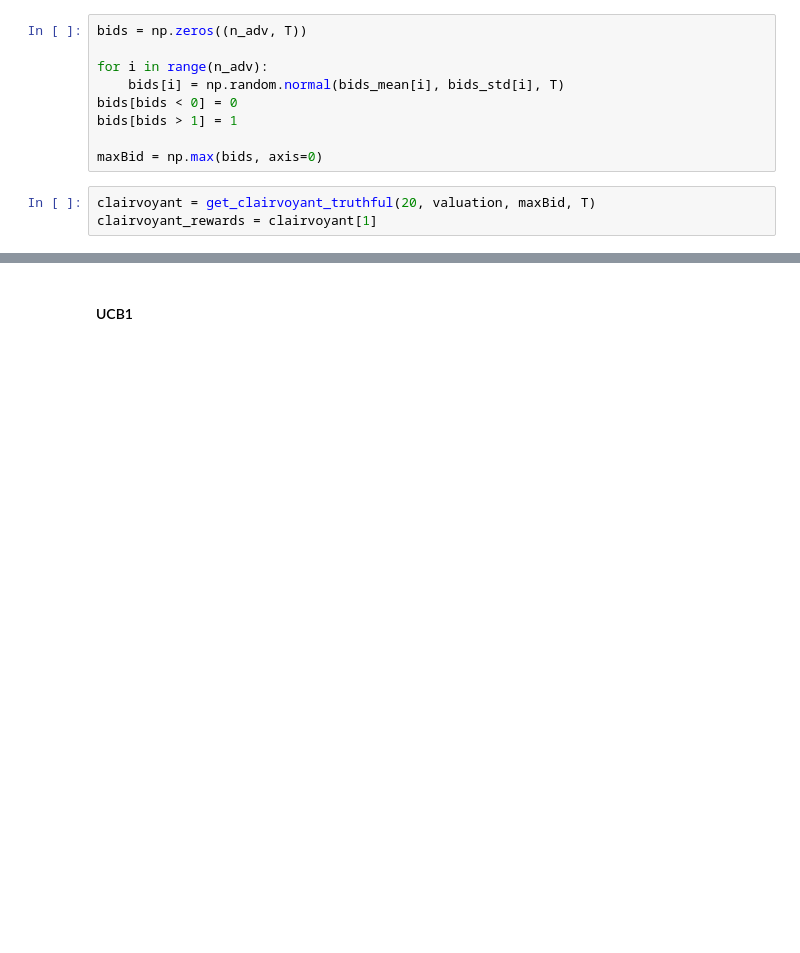
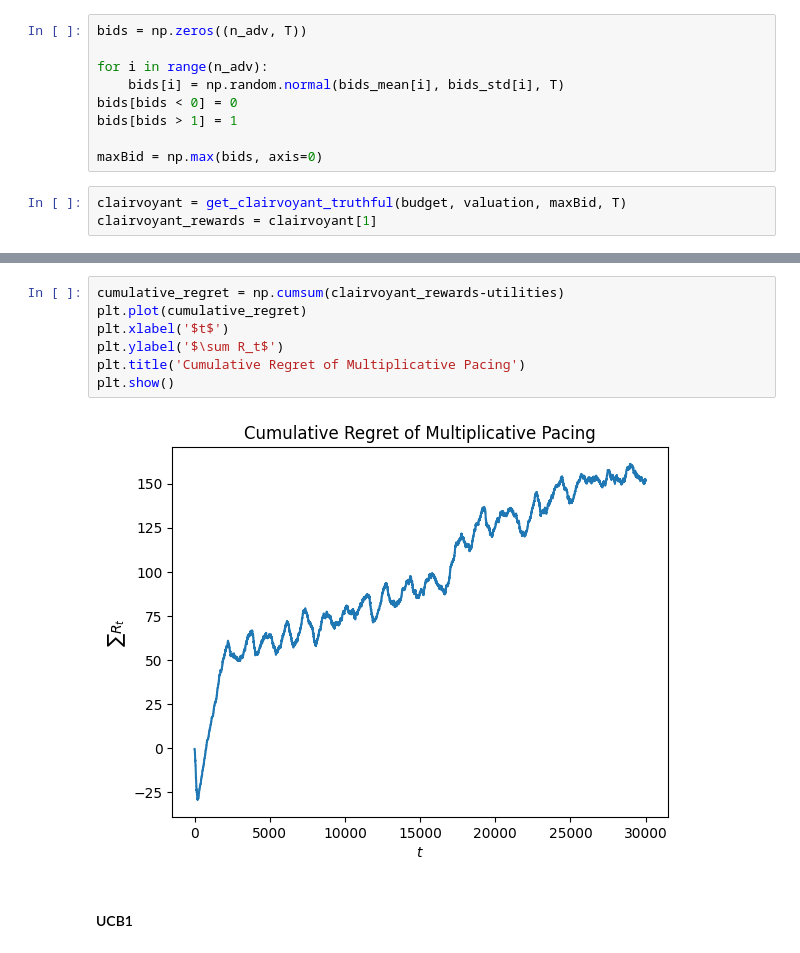
Before and after one commit to tommaso1giordano/OLAProject, a Jupyter notebook: project.ipynb, the cells around one changed output, grey strips where cells are left out. Drawn from its saved outputs; the diff is of its cells as text; blank space fills up the shorter version.

```diff
--- a/project.ipynb
+++ b/project.ipynb
@@ -249,5 +219,5 @@ bids[bids > 1] = 1
 
 maxBid = np.max(bids, axis=0)
 # %%
-clairvoyant = get_clairvoyant_truthful(20, valuation, maxBid, T)
+clairvoyant = get_clairvoyant_truthful(budget, valuation, maxBid, T)
 clairvoyant_rewards = clairvoyant[1]
@@ -291,2 +343,11 @@ plt.plot(agent_bids)
+# %%
+cumulative_regret = np.cumsum(clairvoyant_rewards-utilities)
+plt.plot(cumulative_regret)
+plt.xlabel('$t$')
+plt.ylabel('$\sum R_t$')
+plt.title('Cumulative Regret of Multiplicative Pacing')
+plt.show()
+# %% [output]
+[figure, added]
 # %% [markdown]
 #### UCB1
```
Also changed, not shown: parts of 14 cells of this notebook.
